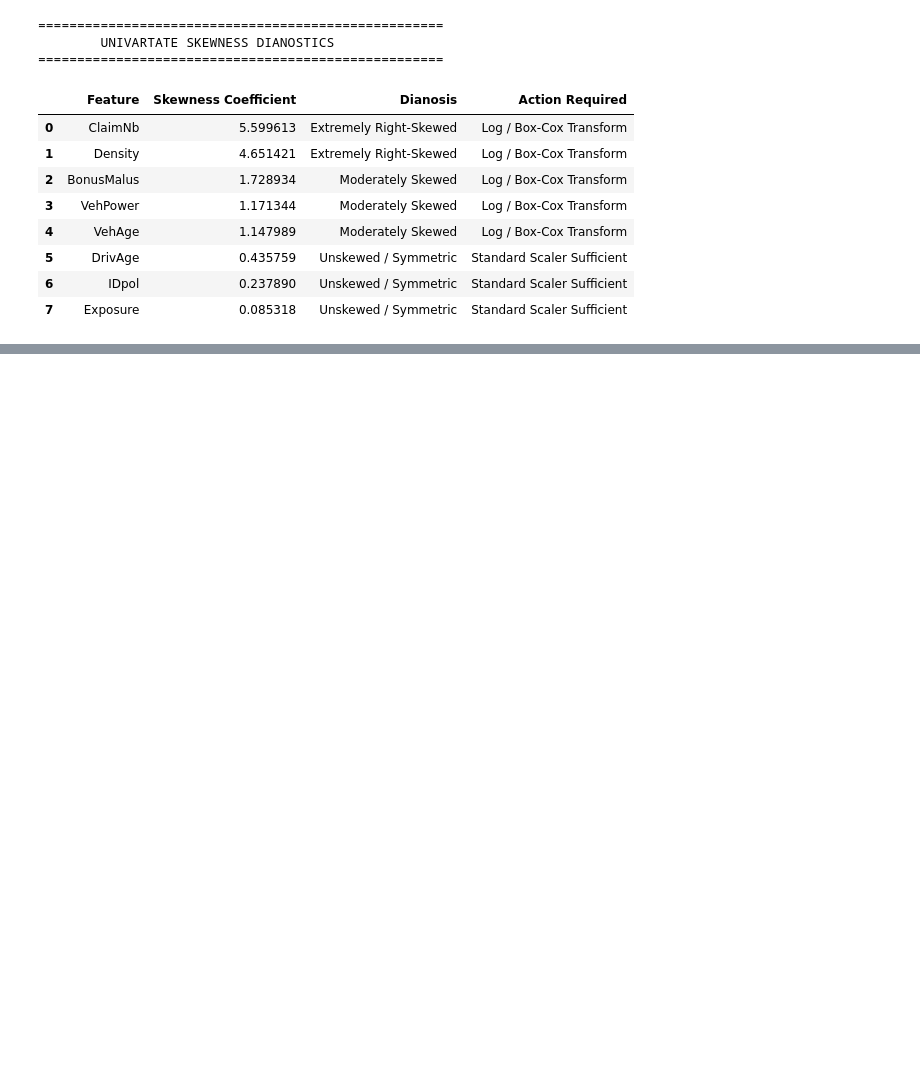
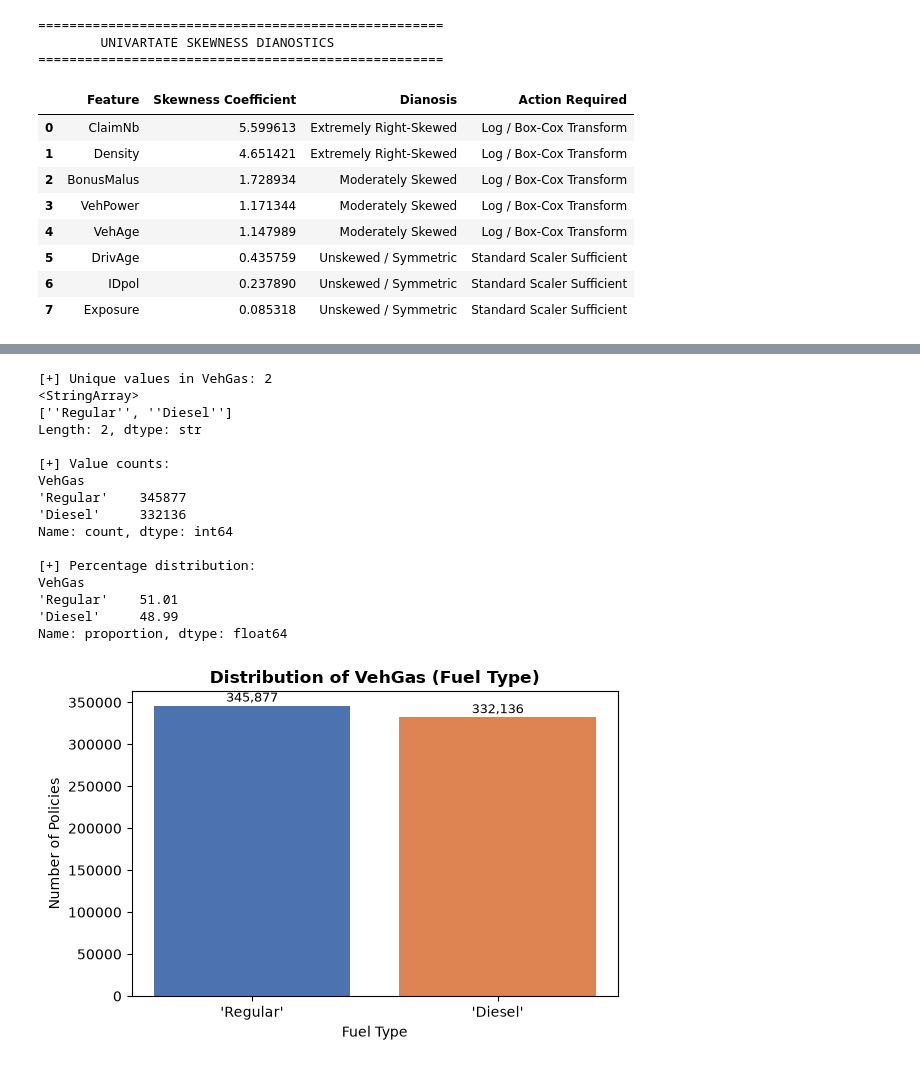
Before and after one commit to luckynnmn/msba-265, a Jupyter notebook: notebooks/01_eda_and_data_dictionary.ipynb, the cells around one changed output, grey strips where cells are left out. Cells and saved outputs as stored; diff of their text form; code cells hidden in the pictures; blank space fills up the shorter version.

```diff
--- a/notebooks/01_eda_and_data_dictionary.ipynb
+++ b/notebooks/01_eda_and_data_dictionary.ipynb
@@ -13,3 +19,15 @@ In property and casualty insurance, policy pricing depends on understanding risk
+# %%
+# Set visual styling for clean presentation graphics
+plt.style.use('seaborn-v0_8-whitegrid')
+plt.rcParams['font.sans-serif'] = ['DejaVu Sans']
+plt.rcParams['font.size'] = 10
+pd.set_option('display.max_columns', 20)
+
+# Load dataset
+data_path = os.path.join("..", "data", "raw_business_data.csv")
+
+if not os.path.exists(data_path):
+    data_path = os.path.join("data", "raw_business_data.csv")
 # %%
 import os
 import pandas as pd
@@ -177,0 +201,46 @@ display(skew_summary)
+# %%
+print(f"[+] Unique values in VehGas: {df['VehGas'].nunique()}")
+print(df['VehGas'].unique())
+print("\n[+] Value counts:")
+print(df['VehGas'].value_counts())
+print("\n[+] Percentage distribution:")
+print(df['VehGas'].value_counts(normalize=True).round(4) * 100)
+
+# Bar chart of VehGas distribution
+fig, ax = plt.subplots(figsize=(6, 4))
+counts = df['VehGas'].value_counts()
+
+bars = ax.bar(counts.index, counts.values, color=['#4C72B0', '#DD8452'])
+ax.set_title('Distribution of VehGas (Fuel Type)', fontsize=12, fontweight='bold')
+ax.set_xlabel('Fuel Type')
+ax.set_ylabel('Number of Policies')
+
+# Add count labels on top of bars
+for bar in bars:
+    height = bar.get_height()
+    ax.annotate(f'{height:,}',
+                xy=(bar.get_x() + bar.get_width() / 2, height),
+                xytext=(0, 3), textcoords="offset points",
+                ha='center', fontsize=9)
+
+plt.tight_layout()
+plt.savefig('vehgas_distribution.png', dpi=150)
+plt.show()
+# %% [output]
+[+] Unique values in VehGas: 2
+<StringArray>
+[''Regular'', ''Diesel'']
+Length: 2, dtype: str
+
+[+] Value counts:
+VehGas
+'Regular'    345877
+'Diesel'     332136
+Name: count, dtype: int64
+
+[+] Percentage distribution:
+VehGas
+'Regular'    51.01
+'Diesel'     48.99
+Name: proportion, dtype: float64
+[figure, added]
```
Also changed, not shown: parts of 4 cells of this notebook, 2 other files.
